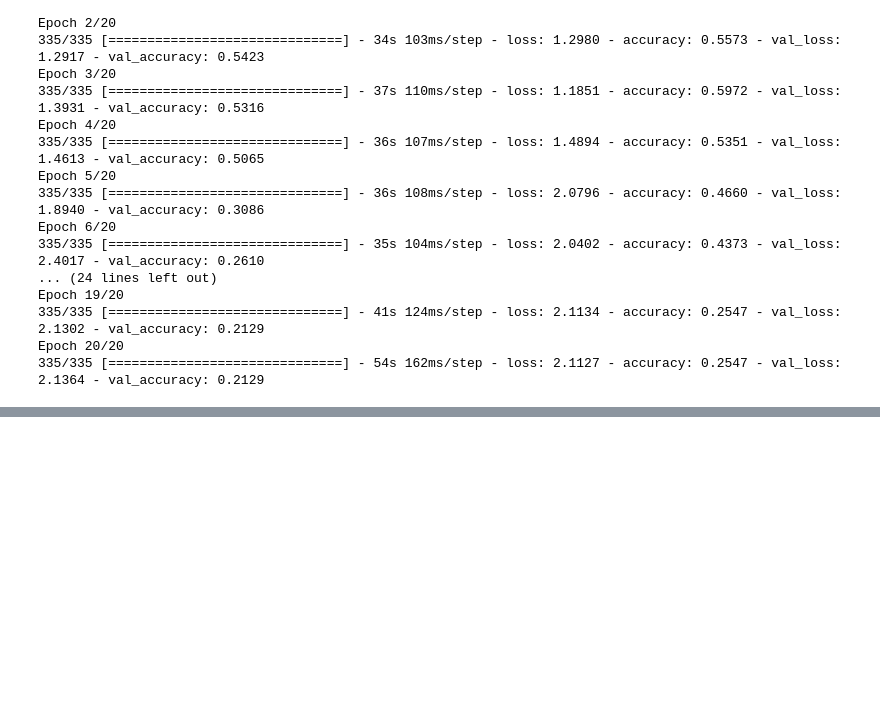
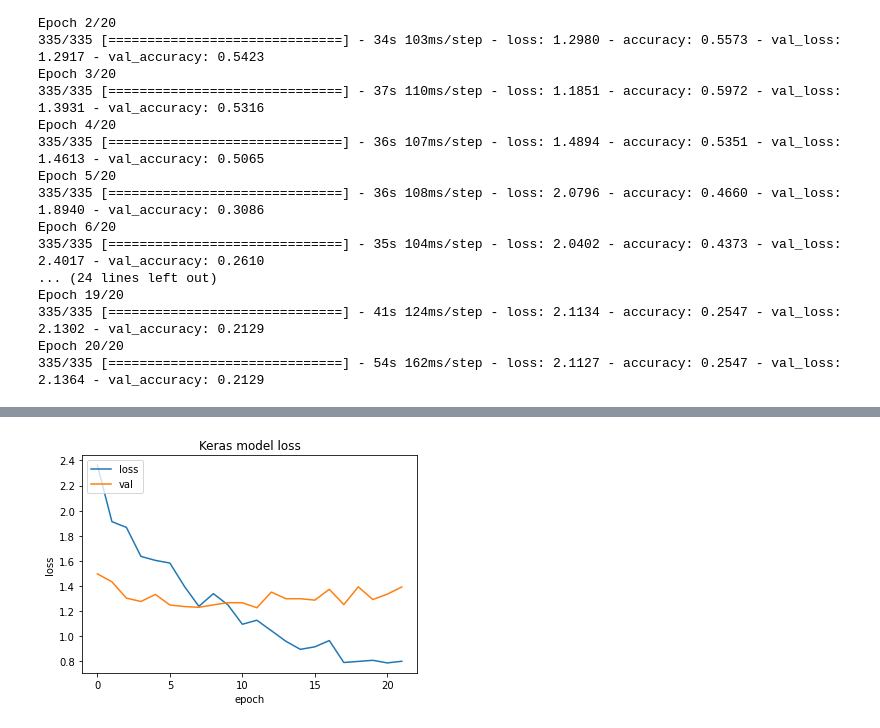
Before and after one commit to murielsan/CUSTOM, a Jupyter notebook: data_preparation/02.- neural_networks_classification.ipynb, the cells around one changed output, grey strips where cells are left out. Drawn from its saved outputs; the diff is of its cells as text; code cells hidden in the pictures; blank space fills up the shorter version.

```diff
--- a/data_preparation/02.- neural_networks_classification.ipynb
+++ b/data_preparation/02.- neural_networks_classification.ipynb
@@ -413,0 +434,10 @@ Epoch 20/20
+# %%
+plt.plot(history2.history['loss'])
+plt.plot(history2.history['val_loss'])
+plt.title('Keras model loss')
+plt.ylabel('loss')
+plt.xlabel('epoch')
+plt.legend(['loss', 'val'], loc='upper left')
+plt.show()
+# %% [output]
+[figure, added]
```
Also changed, not shown: parts of 22 cells of this notebook, 25 other files.
